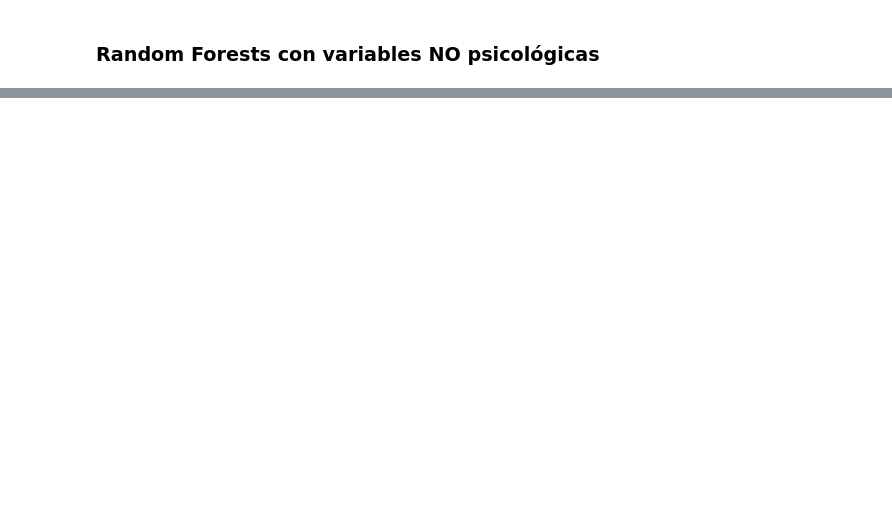
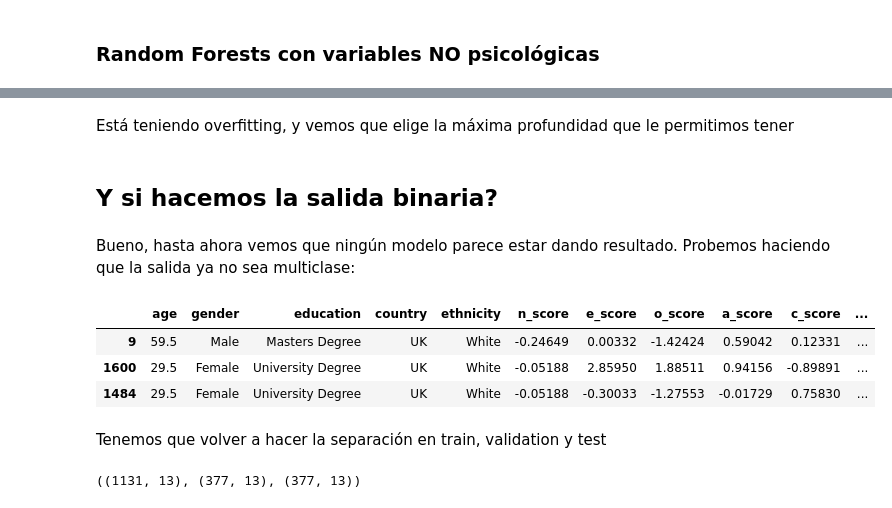
Before and after one commit to federicoFrancesconi/UCSE-2024-ML-TP1, a Jupyter notebook: tp1_EDA.ipynb, the cells around one changed output, grey strips where cells are left out. Saved outputs shown, nothing was run; the diff lists cells and outputs as text; code cells hidden in the pictures; blank space fills up the shorter version.

```diff
--- a/tp1_EDA.ipynb
+++ b/tp1_EDA.ipynb
@@ -1199,0 +1356,27 @@ Conclusión: nuestro primer modelo es malísimo.
+# %% [markdown]
+Está teniendo overfitting, y vemos que elige la máxima profundidad que le permitimos tener
+# %% [markdown]
+## Y si hacemos la salida binaria?
+# %% [markdown]
+Bueno, hasta ahora vemos que ningún modelo parece estar dando resultado. Probemos haciendo que la salida ya no sea multiclase:
+# %%
+# Agrupamos en consumidores y no consumidores
+data_salida_binaria = data.copy()
+data_salida_binaria['coke'] = data_salida_binaria['coke'].apply(lambda x: 0 if x == 'Never' else 1)
+
+data_salida_binaria.sample(3)
+# %% [output]
+|  | age | gender | education | country | ethnicity | n_score | e_score | o_score | a_score | c_score | ... |
+| 9 | 59.5 | Male | Masters Degree | UK | White | -0.24649 | 0.00332 | -1.42424 | 0.59042 | 0.12331 | ... |
+| 1600 | 29.5 | Female | University Degree | UK | White | -0.05188 | 2.85950 | 1.88511 | 0.94156 | -0.89891 | ... |
+| 1484 | 29.5 | Female | University Degree | UK | White | -0.05188 | -0.30033 | -1.27553 | -0.01729 | 0.75830 | ... |
+# %% [markdown]
+Tenemos que volver a hacer la separación en train, validation y test
+# %%
+train_binario, not_train_binario = train_test_split(data_salida_binaria, test_size=0.4, random_state=semilla)
+
+validation_binario, test_binario = train_test_split(not_train_binario, test_size=0.5, random_state=semilla)
+
+train_binario.shape, validation_binario.shape, test_binario.shape
+# %% [output]
+((1131, 13), (377, 13), (377, 13))
```
Also changed, not shown: parts of 87 cells of this notebook.
